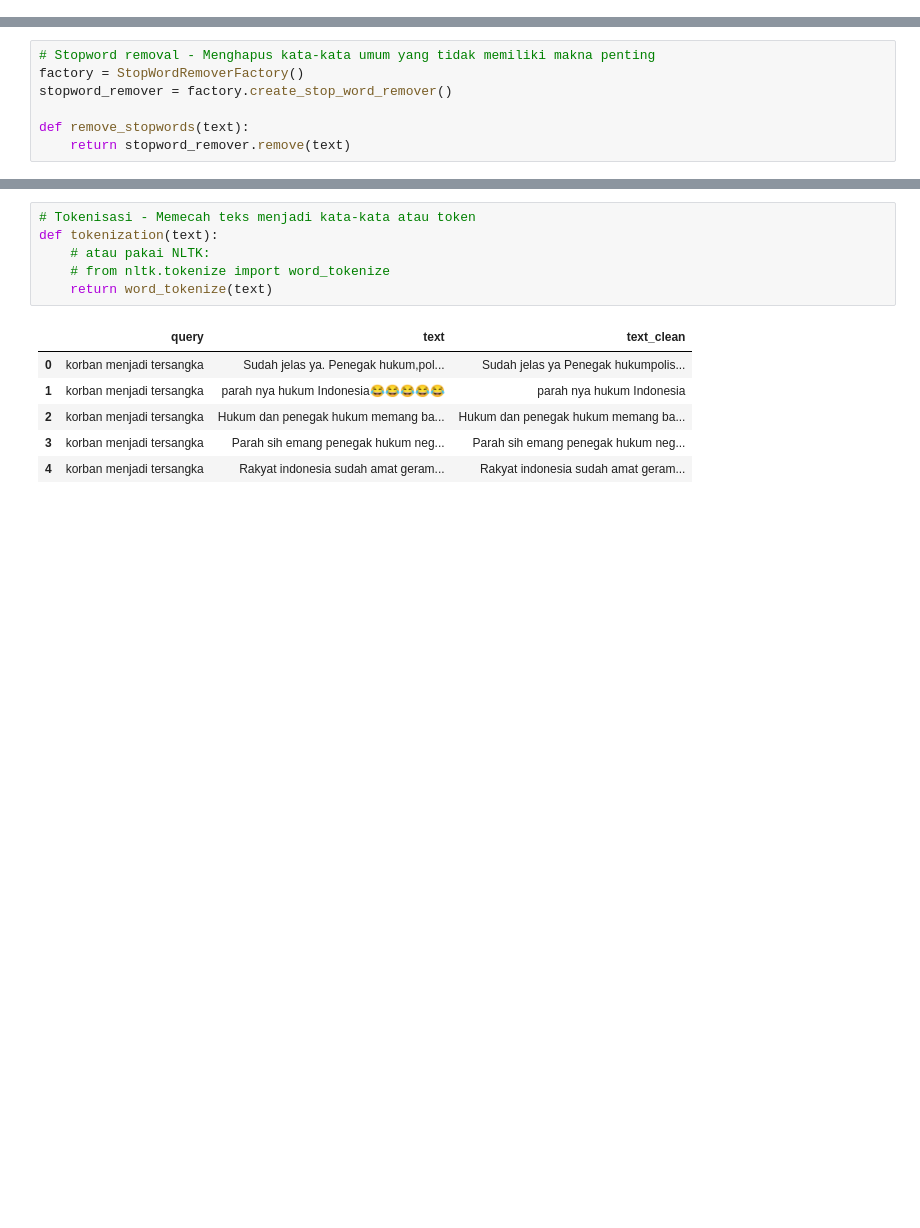
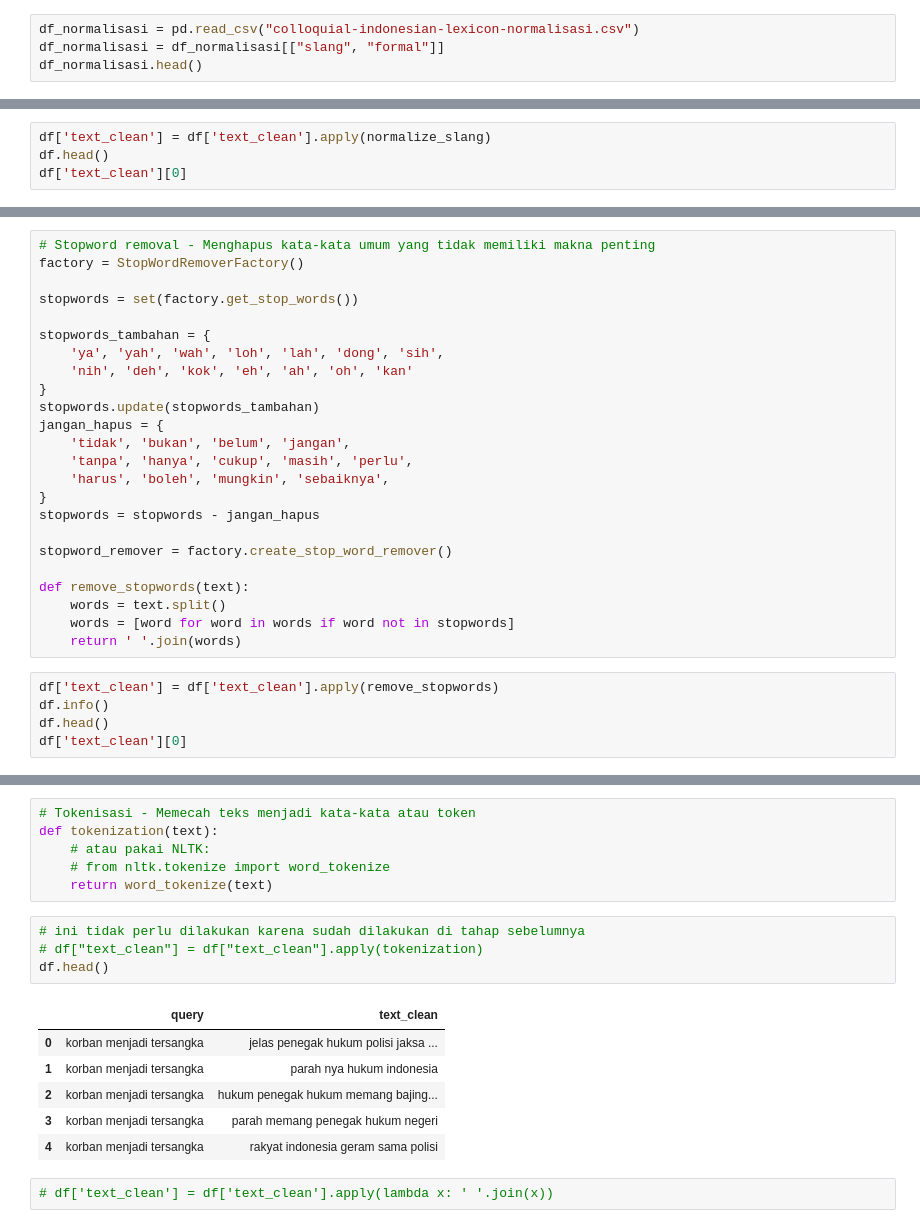
Before and after one commit to uchihamadara37/analisis_sentimen_youtube, a Jupyter notebook: coba_case_1.ipynb, the cells around one changed output, grey strips where cells are left out. Saved outputs shown, nothing was run; the diff lists cells and outputs as text; blank space fills up the shorter version.

```diff
--- a/coba_case_1.ipynb
+++ b/coba_case_1.ipynb
@@ -155,0 +130,4 @@ def normalize(text):
+# %%
+df_normalisasi = pd.read_csv("colloquial-indonesian-lexicon-normalisasi.csv")
+df_normalisasi = df_normalisasi[["slang", "formal"]]
+df_normalisasi.head()
@@ -155,0 +158,4 @@ def normalize(text):
+# %%
+df['text_clean'] = df['text_clean'].apply(normalize_slang)
+df.head()
+df['text_clean'][0]
@@ -156,7 +169,29 @@ def normalize(text):
 # %%
 # Stopword removal - Menghapus kata-kata umum yang tidak memiliki makna penting
 factory = StopWordRemoverFactory()
+
+stopwords = set(factory.get_stop_words())
+
+stopwords_tambahan = {
+    'ya', 'yah', 'wah', 'loh', 'lah', 'dong', 'sih',
+    'nih', 'deh', 'kok', 'eh', 'ah', 'oh', 'kan'
+}
+stopwords.update(stopwords_tambahan)
+jangan_hapus = {
+    'tidak', 'bukan', 'belum', 'jangan',
+    'tanpa', 'hanya', 'cukup', 'masih', 'perlu',
+    'harus', 'boleh', 'mungkin', 'sebaiknya',
+}
+stopwords = stopwords - jangan_hapus
+
 stopword_remover = factory.create_stop_word_remover()
 
 def remove_stopwords(text):
-    return stopword_remover.remove(text)
+    words = text.split()
+    words = [word for word in words if word not in stopwords]
+    return ' '.join(words)
+# %%
+df['text_clean'] = df['text_clean'].apply(remove_stopwords)
+df.info()
+df.head()
+df['text_clean'][0]
@@ -177,10 +228,15 @@ def tokenization(text):
     # from nltk.tokenize import word_tokenize
     return word_tokenize(text)
 # %%
+# ini tidak perlu dilakukan karena sudah dilakukan di tahap sebelumnya
+# df["text_clean"] = df["text_clean"].apply(tokenization)
+df.head()
 # %% [output]
-|  | query | text | text_clean |
-| 0 | korban menjadi tersangka | Sudah jelas ya. Penegak hukum,pol... | Sudah jelas ya Penegak hukumpolis... |
-| 1 | korban menjadi tersangka | parah nya hukum Indonesia😂😂😂😂😂 | parah nya hukum Indonesia |
-| 2 | korban menjadi tersangka | Hukum dan penegak hukum memang ba... | Hukum dan penegak hukum memang ba... |
-| 3 | korban menjadi tersangka | Parah sih emang penegak hukum neg... | Parah sih emang penegak hukum neg... |
-| 4 | korban menjadi tersangka | Rakyat indonesia sudah amat geram... | Rakyat indonesia sudah amat geram... |
+|  | query | text_clean |
+| 0 | korban menjadi tersangka | jelas penegak hukum polisi jaksa ... |
+| 1 | korban menjadi tersangka | parah nya hukum indonesia |
+| 2 | korban menjadi tersangka | hukum penegak hukum memang bajing... |
+| 3 | korban menjadi tersangka | parah memang penegak hukum negeri |
+| 4 | korban menjadi tersangka | rakyat indonesia geram sama polisi |
+# %%
+# df['text_clean'] = df['text_clean'].apply(lambda x: ' '.join(x))
```
Also changed, not shown: parts of 37 cells of this notebook.
